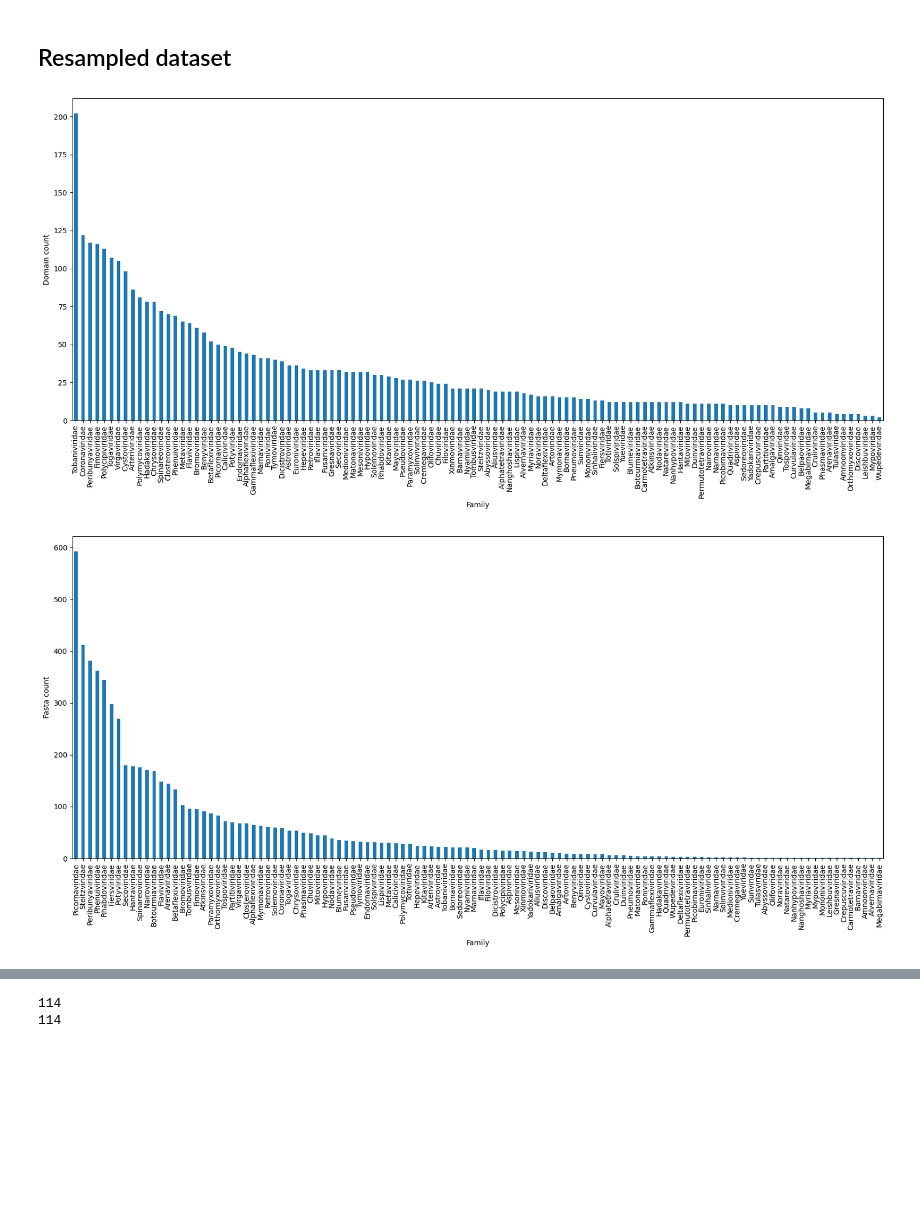
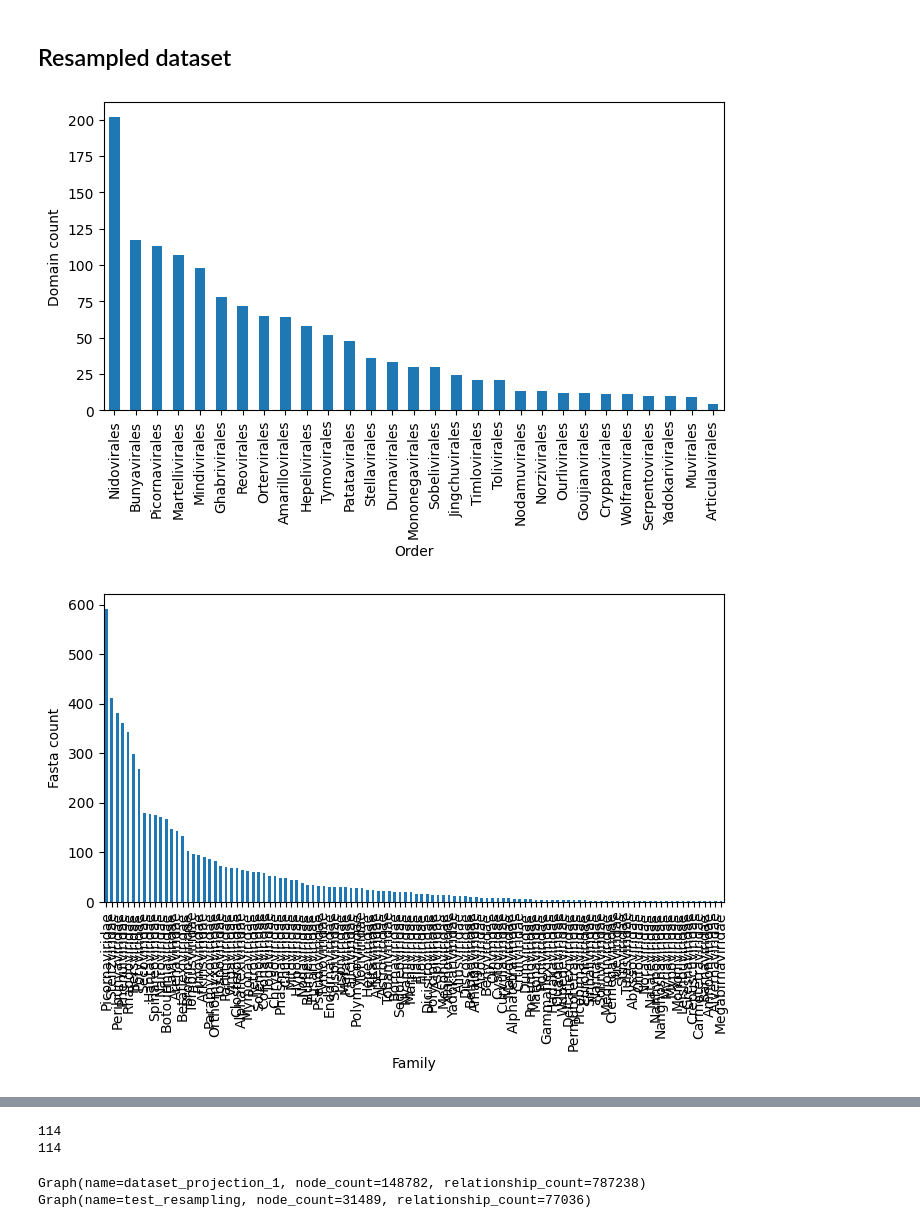
Before and after one commit to serratus-bio/pangenome, a Jupyter notebook: notebooks/taxonomy_prediction/make_dataset.ipynb, the cells around one changed output, grey strips where cells are left out. Cells and saved outputs as stored; diff of their text form; code cells hidden in the pictures; blank space fills up the shorter version.

```diff
--- a/notebooks/taxonomy_prediction/make_dataset.ipynb
+++ b/notebooks/taxonomy_prediction/make_dataset.ipynb
@@ -536,41 +618,41 @@ fasta_nodes = fasta_nodes[
 # %%
 import matplotlib.pyplot as plt
 
 fig, ax = plt.subplots()
-plot_data = fasta_nodes.groupby('family')['domainCount'].max().sort_values(ascending=False)
+plot_data = fasta_nodes.groupby('order')['domainCount'].max().sort_values(ascending=False)
 plot_data.plot(kind='bar', ax=ax)
 ax.set_ylabel('Domain count')
-ax.set_xlabel('Family')
-fig.set_size_inches(20, 8)
+ax.set_xlabel('Order')
+fig.set_size_inches(8, 4)
 plt.show()
 
 # create plot of number of fastas per family
 
-fig, ax = plt.subplots()
-plot_data = fasta_nodes.groupby('family').size().sort_values(ascending=False)
-plot_data.plot(kind='bar', ax=ax)
-ax.set_ylabel('Fasta count')
-ax.set_xlabel('Family')
-fig.set_size_inches(20, 8)
-plt.show()
+# fig, ax = plt.subplots()
+# plot_data = fasta_nodes.groupby('family').size().sort_values(ascending=False)
+# plot_data.plot(kind='bar', ax=ax)
+# ax.set_ylabel('Fasta count')
+# ax.set_xlabel('Family')
+# fig.set_size_inches(8, 4)
+# plt.show()
 
-fig, ax = plt.subplots()
-plot_data = fasta_nodes.groupby('order').size().sort_values(ascending=False)
-plot_data.plot(kind='bar', ax=ax)
-ax.set_ylabel('Fasta count')
-ax.set_xlabel('Order')
-fig.set_size_inches(20, 8)
-plt.show()
+# fig, ax = plt.subplots()
+# plot_data = fasta_nodes.groupby('order').size().sort_values(ascending=False)
+# plot_data.plot(kind='bar', ax=ax)
+# ax.set_ylabel('Fasta count')
+# ax.set_xlabel('Order')
+# fig.set_size_inches(8, 4)
+# plt.show()
 
 # count number of families per order
 
 fig, ax = plt.subplots()
 plot_data = fasta_nodes.groupby('order')['family'].nunique().sort_values(ascending=False)
 plot_data.plot(kind='bar', ax=ax)
 ax.set_ylabel('Family count')
 ax.set_xlabel('Order')
-fig.set_size_inches(20, 8)
+fig.set_size_inches(8, 4)
 plt.show()
 # %% [output]
-[figure, old version]
+[figure, new version]
-[figure, old version]
+[figure, new version]
@@ -591,0 +711,8 @@ resampled_fasta_nodes.to_csv(DATASET_DIR + 'fasta_resampled_family.csv', index=F
+# %%
+projection = gds.graph.get(get_projection_name(version))
+print(projection)
+print(G_dataset)
+nodes = export_nodes_from_projection('degree', 'test_resampling')
+# %% [output]
+Graph(name=dataset_projection_1, node_count=148782, relationship_count=787238)
+Graph(name=test_resampling, node_count=31489, relationship_count=77036)
```
Also changed, not shown: parts of 19 cells of this notebook, 4 other files.
